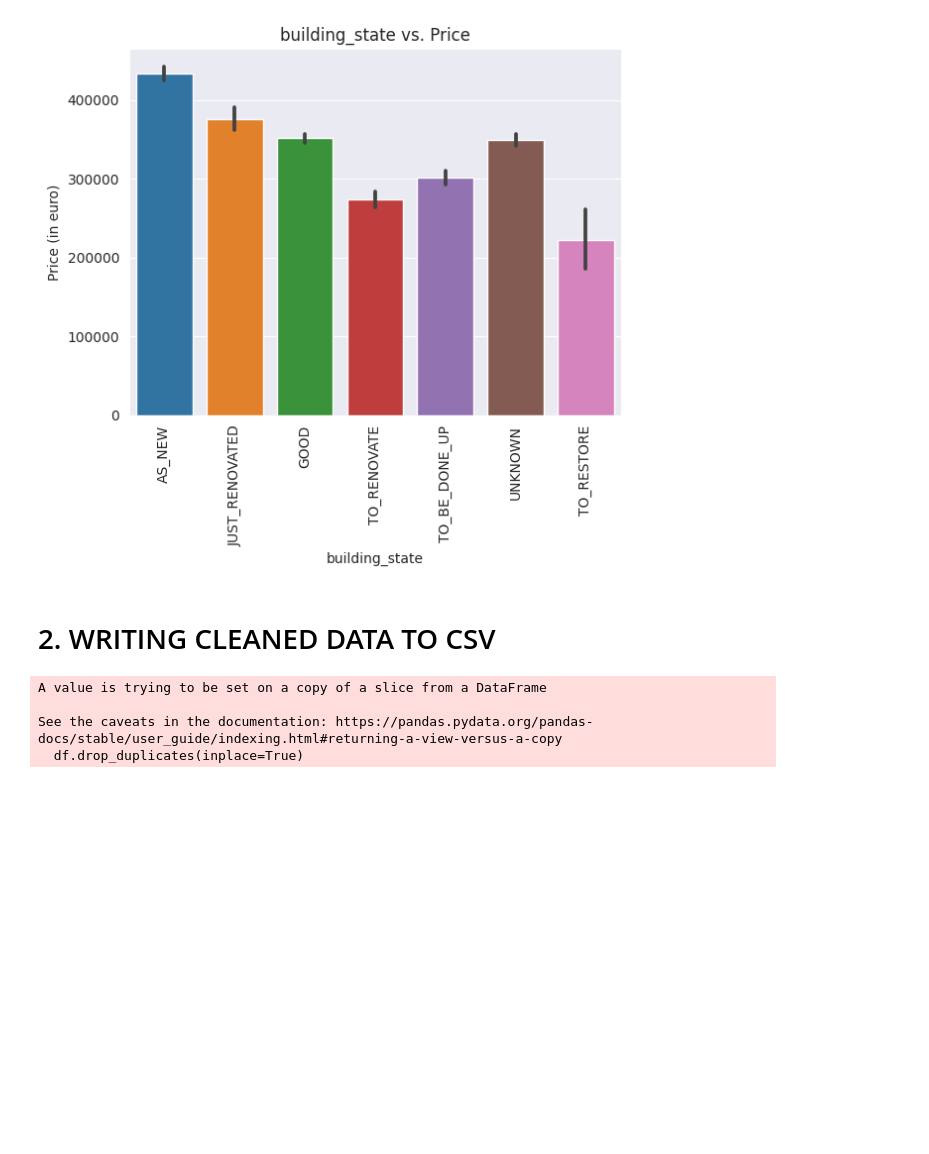
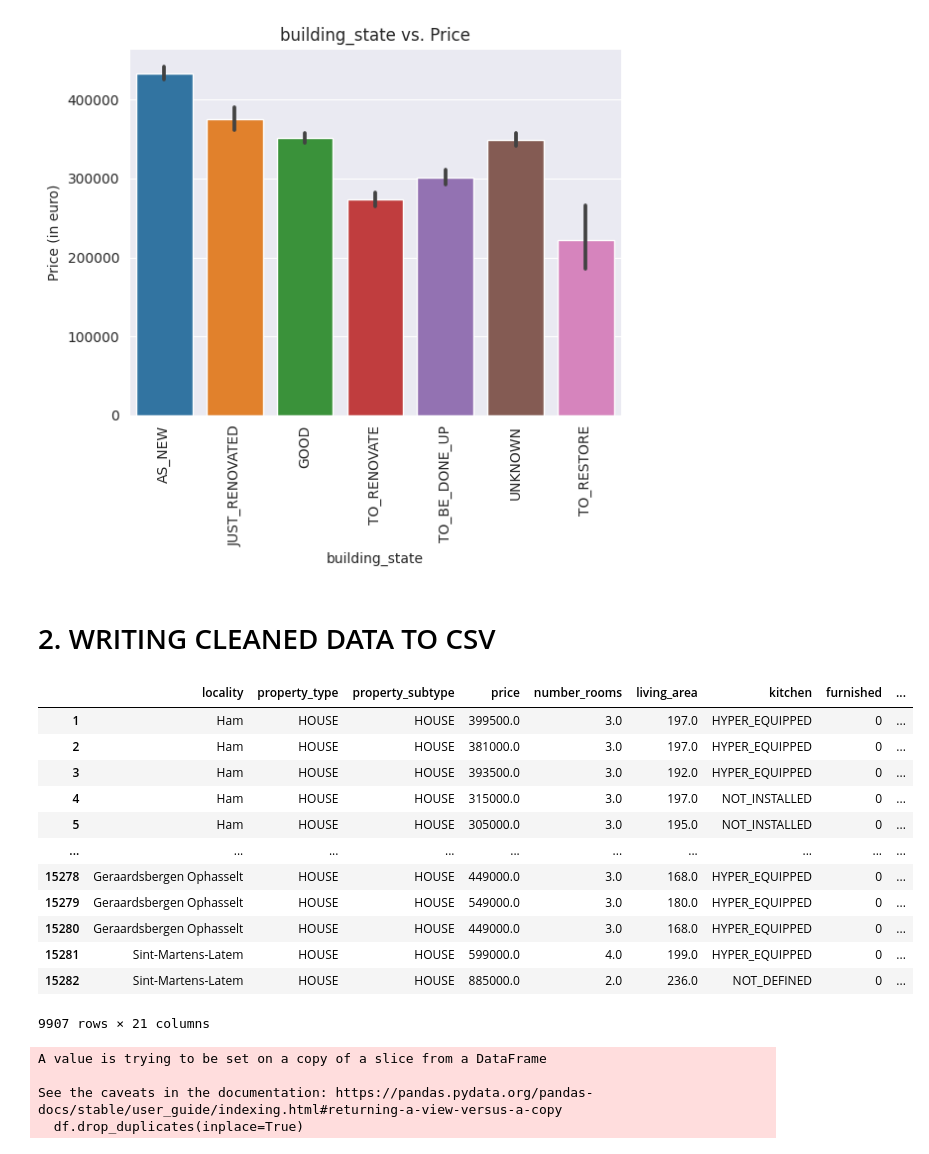
Before and after one commit to nikolaaswillaert/ImmoElizaDataAnalysis, a Jupyter notebook: datacleaning.ipynb, the cells around one changed output. Cells and saved outputs as stored; diff of their text form; code cells hidden in the pictures; blank space fills up the shorter version.

```diff
--- a/datacleaning.ipynb
+++ b/datacleaning.ipynb
@@ -1189,6 +1189,22 @@ create_cat_plot(df, 'building_state', 90)
 [figure]
 # %% [markdown]
 # 2. WRITING CLEANED DATA TO CSV
+# %%
+df
+# %% [output]
+|  | locality | property_type | property_subtype | price | number_rooms | living_area | kitchen | furnished | ... |
+| 1 | Ham | HOUSE | HOUSE | 399500.0 | 3.0 | 197.0 | HYPER_EQUIPPED | 0 | ... |
+| 2 | Ham | HOUSE | HOUSE | 381000.0 | 3.0 | 197.0 | HYPER_EQUIPPED | 0 | ... |
+| 3 | Ham | HOUSE | HOUSE | 393500.0 | 3.0 | 192.0 | HYPER_EQUIPPED | 0 | ... |
+| 4 | Ham | HOUSE | HOUSE | 315000.0 | 3.0 | 197.0 | NOT_INSTALLED | 0 | ... |
+| 5 | Ham | HOUSE | HOUSE | 305000.0 | 3.0 | 195.0 | NOT_INSTALLED | 0 | ... |
+| ... | ... | ... | ... | ... | ... | ... | ... | ... | ... |
+| 15278 | Geraardsbergen Ophasselt | HOUSE | HOUSE | 449000.0 | 3.0 | 168.0 | HYPER_EQUIPPED | 0 | ... |
+| 15279 | Geraardsbergen Ophasselt | HOUSE | HOUSE | 549000.0 | 3.0 | 180.0 | HYPER_EQUIPPED | 0 | ... |
+| 15280 | Geraardsbergen Ophasselt | HOUSE | HOUSE | 449000.0 | 3.0 | 168.0 | HYPER_EQUIPPED | 0 | ... |
+| 15281 | Sint-Martens-Latem | HOUSE | HOUSE | 599000.0 | 4.0 | 199.0 | HYPER_EQUIPPED | 0 | ... |
+| 15282 | Sint-Martens-Latem | HOUSE | HOUSE | 885000.0 | 2.0 | 236.0 | NOT_DEFINED | 0 | ... |
+9907 rows × 21 columns
 # %%
 #write to csv
 df.drop_duplicates(inplace=True)
```
Also changed, not shown: parts of 13 cells of this notebook, 1 other file.
